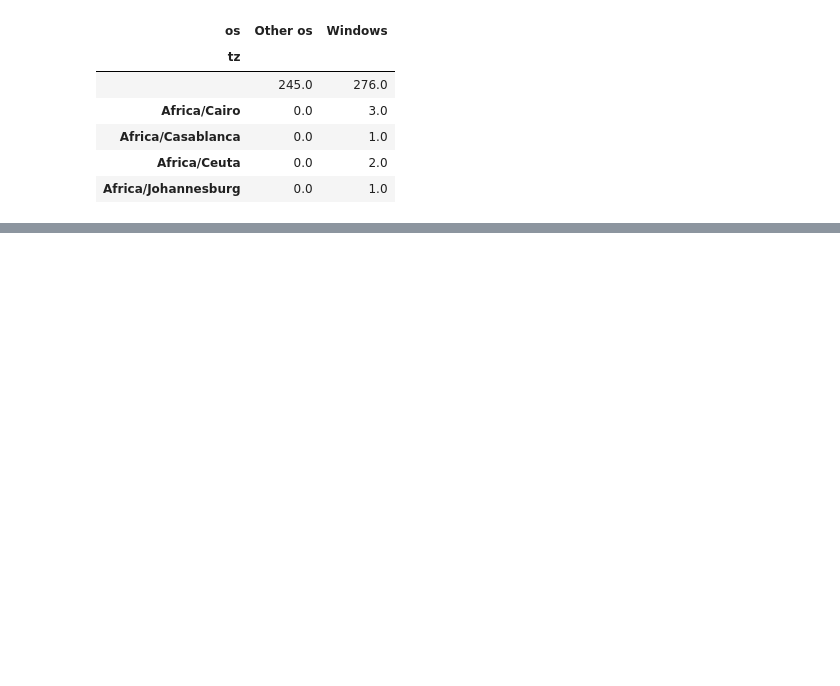
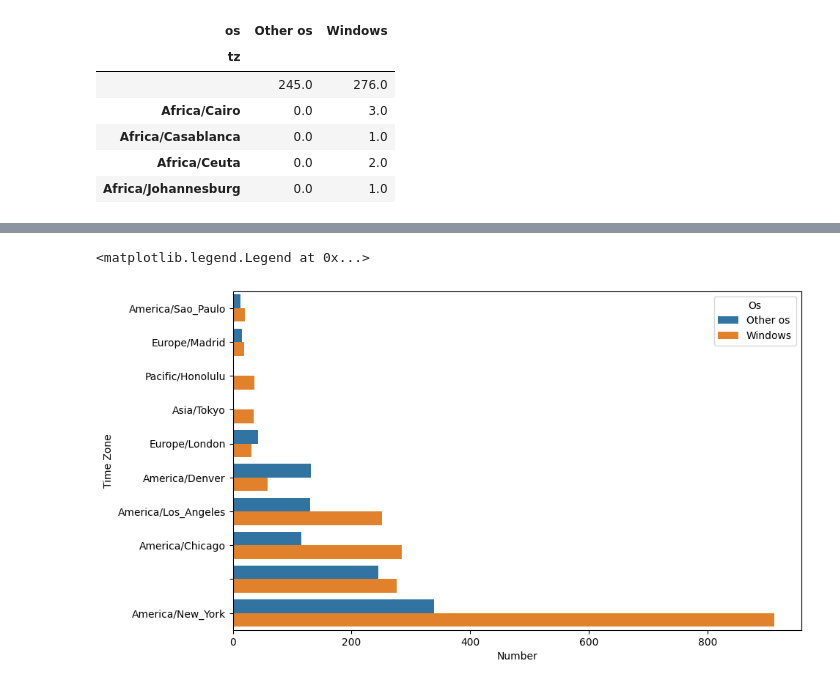
Before and after one commit to OhSorryBro/Data_in_python, a Jupyter notebook: pandas/ch13.ipynb, the cells around one changed output, grey strips where cells are left out. Saved outputs shown, nothing was run; the diff lists cells and outputs as text; code cells hidden in the pictures; blank space fills up the shorter version.

Commit message:
Python_data_analyse_pandas

```diff
--- a/pandas/ch13.ipynb
+++ b/pandas/ch13.ipynb
@@ -193,0 +206,5 @@ count_subset
+# %%
+count_subset = count_subset.stack()
+count_subset.name = 'total'
+count_subset = count_subset.reset_index()
+count_subset.head(10)
@@ -193,0 +223,7 @@ count_subset
+# %%
+gfg = sns.barplot(x='total',y='tz', hue='os', data=count_subset)
+gfg.set(xlabel ='Number', ylabel = 'Time Zone')
+plt.legend(title='Os')
+# %% [output]
+<matplotlib.legend.Legend at 0x...>
+[figure, added]
```
Also changed, not shown: parts of 5 cells of this notebook, 3 other files.
